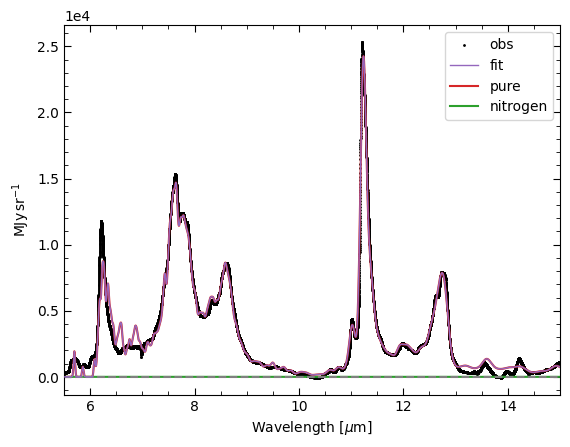
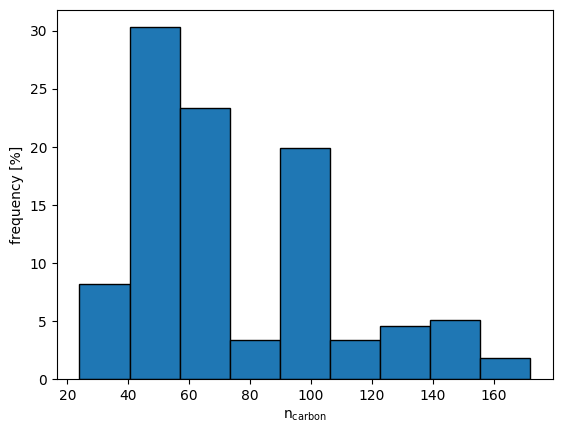
The change to this notebook cell's code, shown as a diff; its figure went from the first image to the second:
--- before
+++ after
@@ -1,34 +1,6 @@
 # Create plots.
-sigma = obs.spectrum.uncertainty.array
 
-fit.plot(
-    wavelength=True,
-    residual=True,
-    # sigma=True,
-    # save=True,
-    # output=plotfile,
-    # ftype='pdf',
-)
-fit.plot(
-    wavelength=True,
-    charge=True,
-    # save=True,
-    # output=plotfile,
-    # ftype='pdf',
-)
-fit.plot(
-    wavelength=True,
-    size=True,
-    # save=True,
-    # output=plotfile,
-    # ftype='pdf',
-)
-fit.plot(
-    wavelength=True,
-    composition=True,
-    # save=True,
-    # output=plotfile,
-    # ftype='pdf',
-)
-
+fit.plot(wavelength=True, residual=True)
+fit.plot(wavelength=True, charge=True)
+fit.plot(wavelength=True, size=True)
 fit.plot(sizedistribution=True)

Commit: Set of minor updates to JWebbinar-42 notebooks